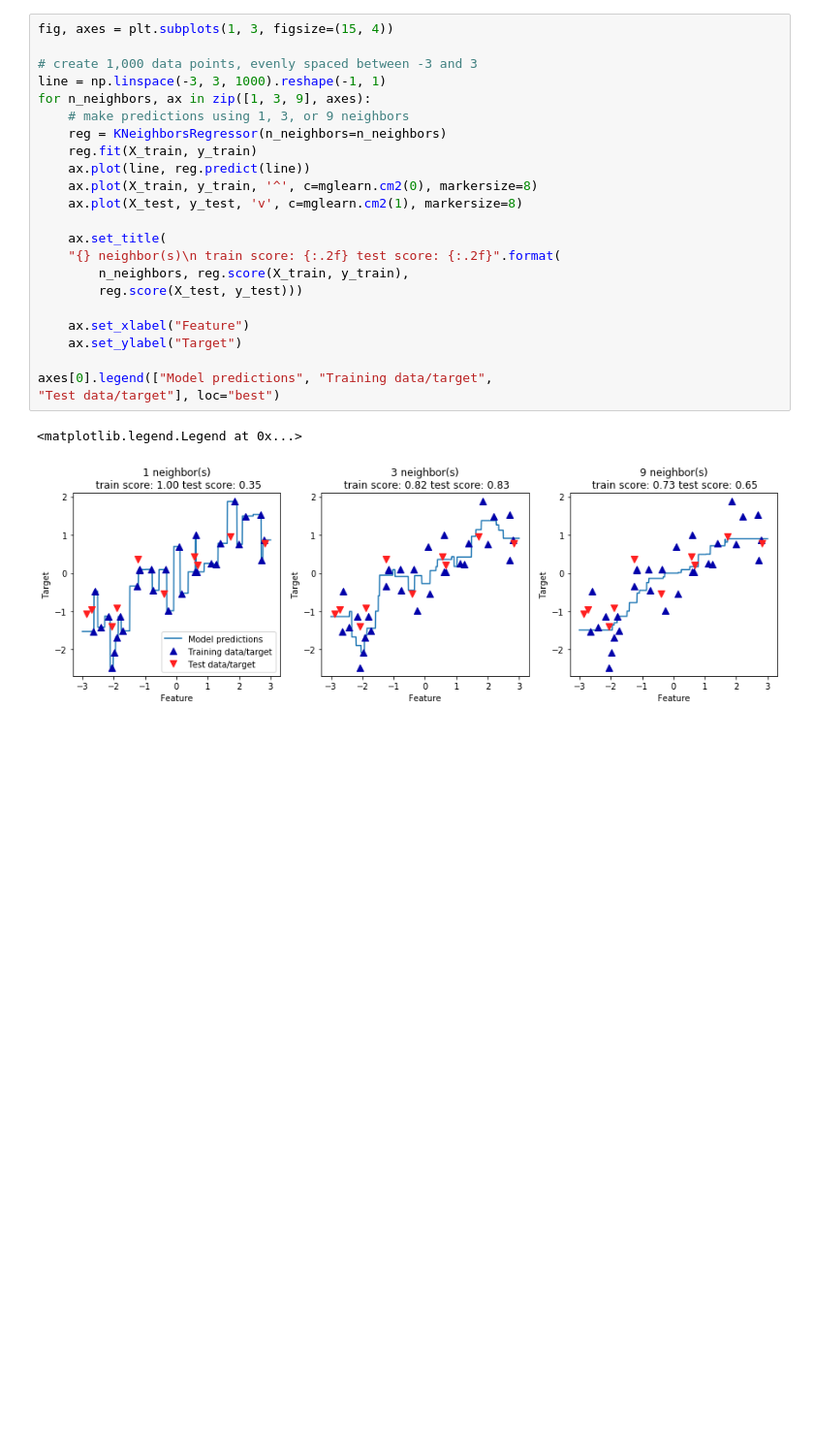
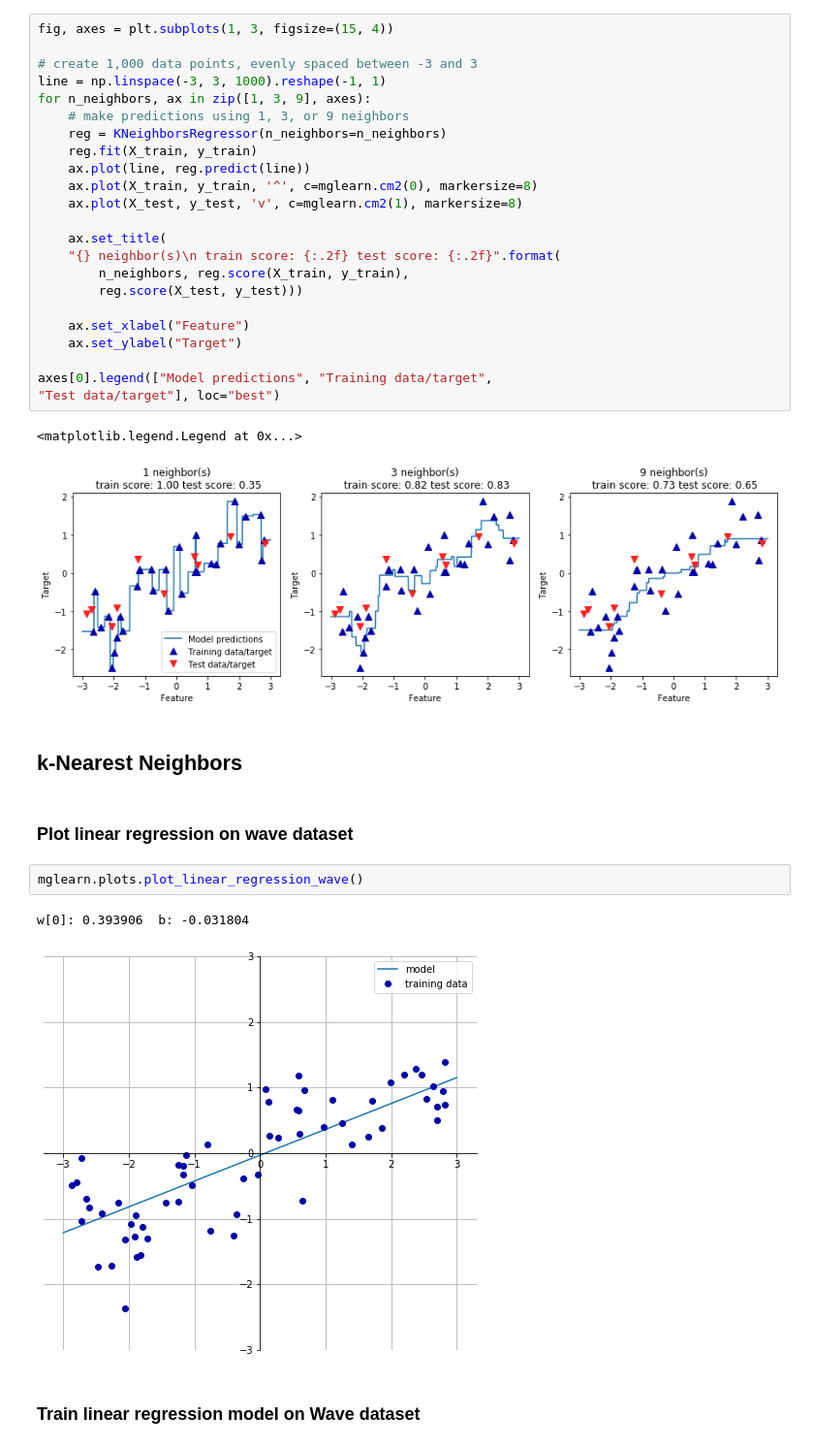
Before and after one commit to valarao/ml-tinkering, a Jupyter notebook: 2-supervised-learning.ipynb, the cells around one changed output. Shown: that part at 97% size. Saved outputs shown, nothing was run; the diff lists cells and outputs as text; blank space fills up the shorter version.

Commit message:
Linear Models

```diff
--- a/2-supervised-learning.ipynb
+++ b/2-supervised-learning.ipynb
@@ -262,3 +262,14 @@ axes[0].legend(["Model predictions", "Training data/target",
 # %% [output]
 <matplotlib.legend.Legend at 0x...>
 [figure]
+# %% [markdown]
+## k-Nearest Neighbors
+# %% [markdown]
+### Plot linear regression on wave dataset
+# %%
+mglearn.plots.plot_linear_regression_wave()
+# %% [output]
+w[0]: 0.393906  b: -0.031804
+[figure, added]
+# %% [markdown]
+### Train linear regression model on Wave dataset
```
Also changed, not shown: parts of 49 cells of this notebook.
